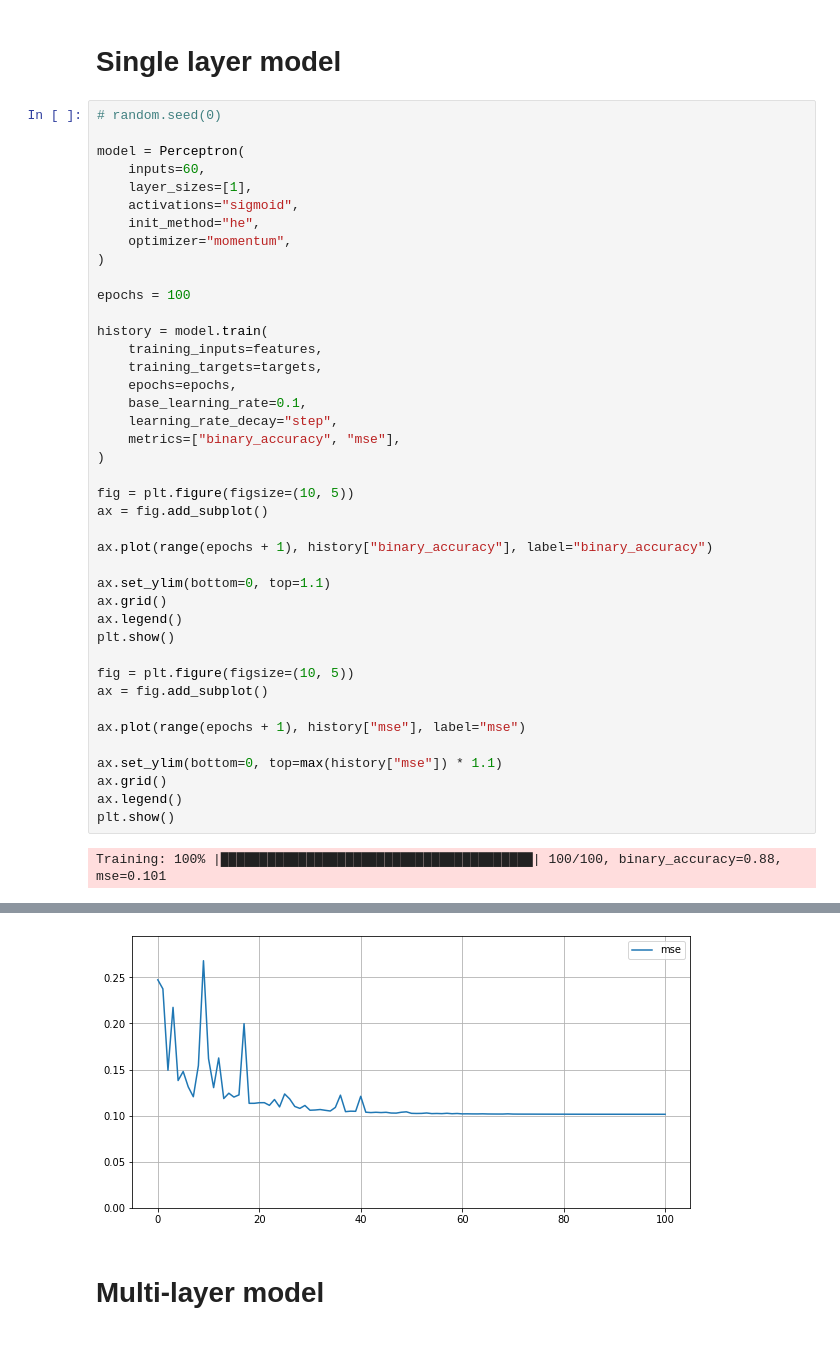
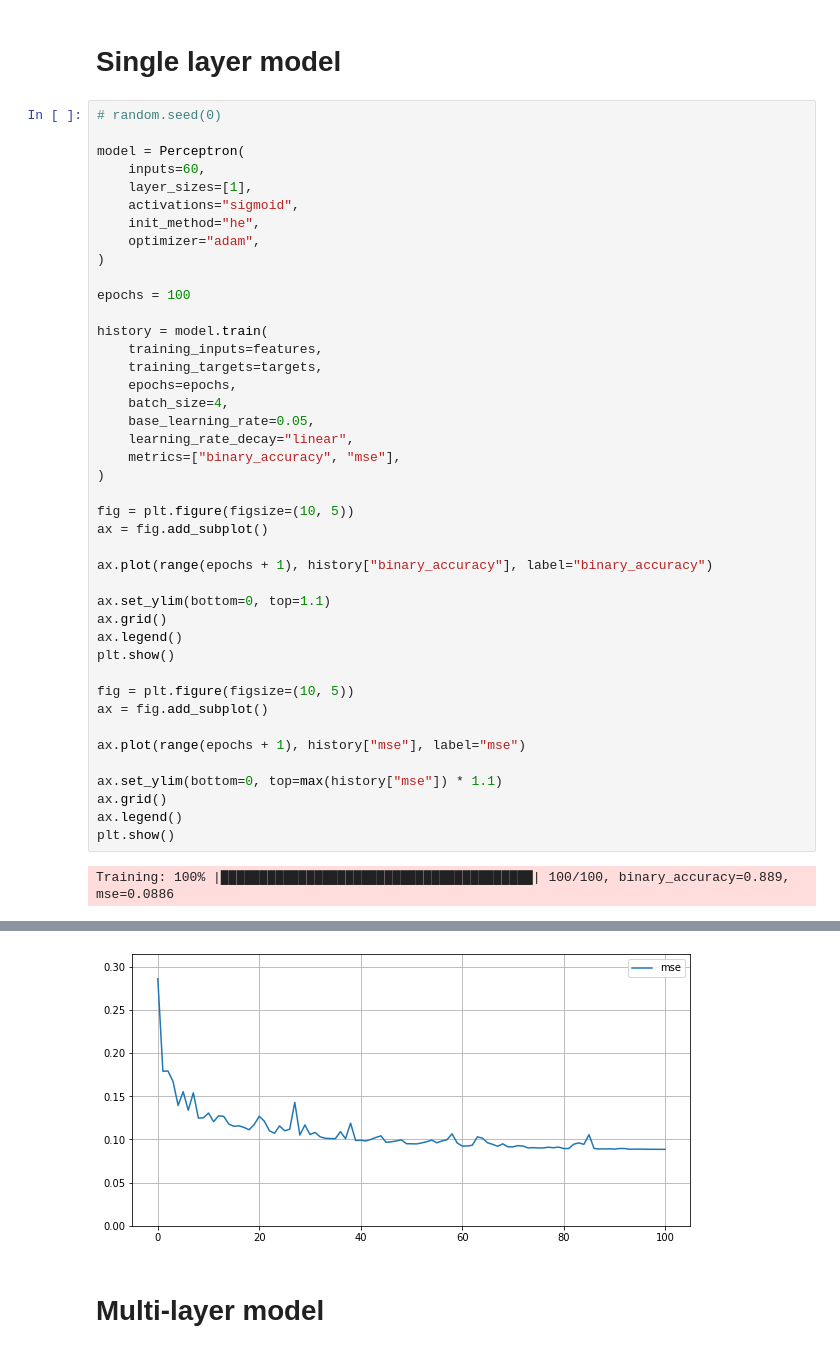
Before and after one commit to FilipHanzel/perceptron, a Jupyter notebook: examples/sonar/sonar.ipynb, the cells around one changed output, grey strips where cells are left out. Cells and saved outputs as stored; diff of their text form.

```diff
--- a/examples/sonar/sonar.ipynb
+++ b/examples/sonar/sonar.ipynb
@@ -40,7 +40,7 @@ model = Perceptron(
     layer_sizes=[1],
     activations="sigmoid",
     init_method="he",
-    optimizer="momentum",
+    optimizer="adam",
 )
 
 epochs = 100
@@ -49,8 +49,9 @@ history = model.train(
     training_inputs=features,
     training_targets=targets,
     epochs=epochs,
-    base_learning_rate=0.1,
-    learning_rate_decay="step",
+    batch_size=4,
+    base_learning_rate=0.05,
+    learning_rate_decay="linear",
     metrics=["binary_accuracy", "mse"],
 )
 
@@ -74,4 +75,4 @@ ax.grid()
 ax.legend()
 plt.show()
 # %% [output]
-Training: 100% |████████████████████████████████████████| 100/100, binary_accuracy=0.88, mse=0.101
+Training: 100% |████████████████████████████████████████| 100/100, binary_accuracy=0.889, mse=0.0886
@@ -79,4 +80,4 @@ Training: 100% |█████████████████████
-[figure, old version]
+[figure, new version]
 # %% [markdown]
 # Multi-layer model
 # %%
```
Also changed, not shown: parts of 4 cells of this notebook, 6 other files.
